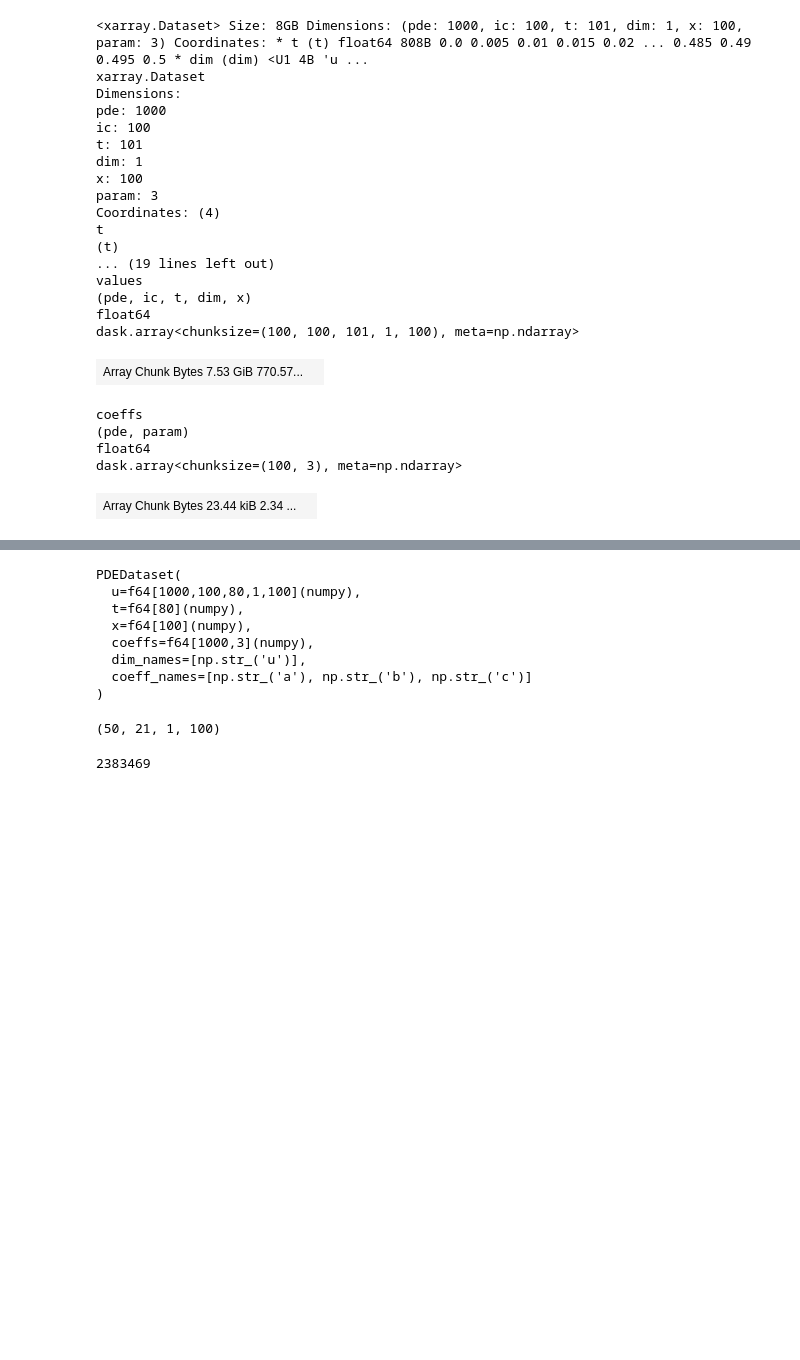
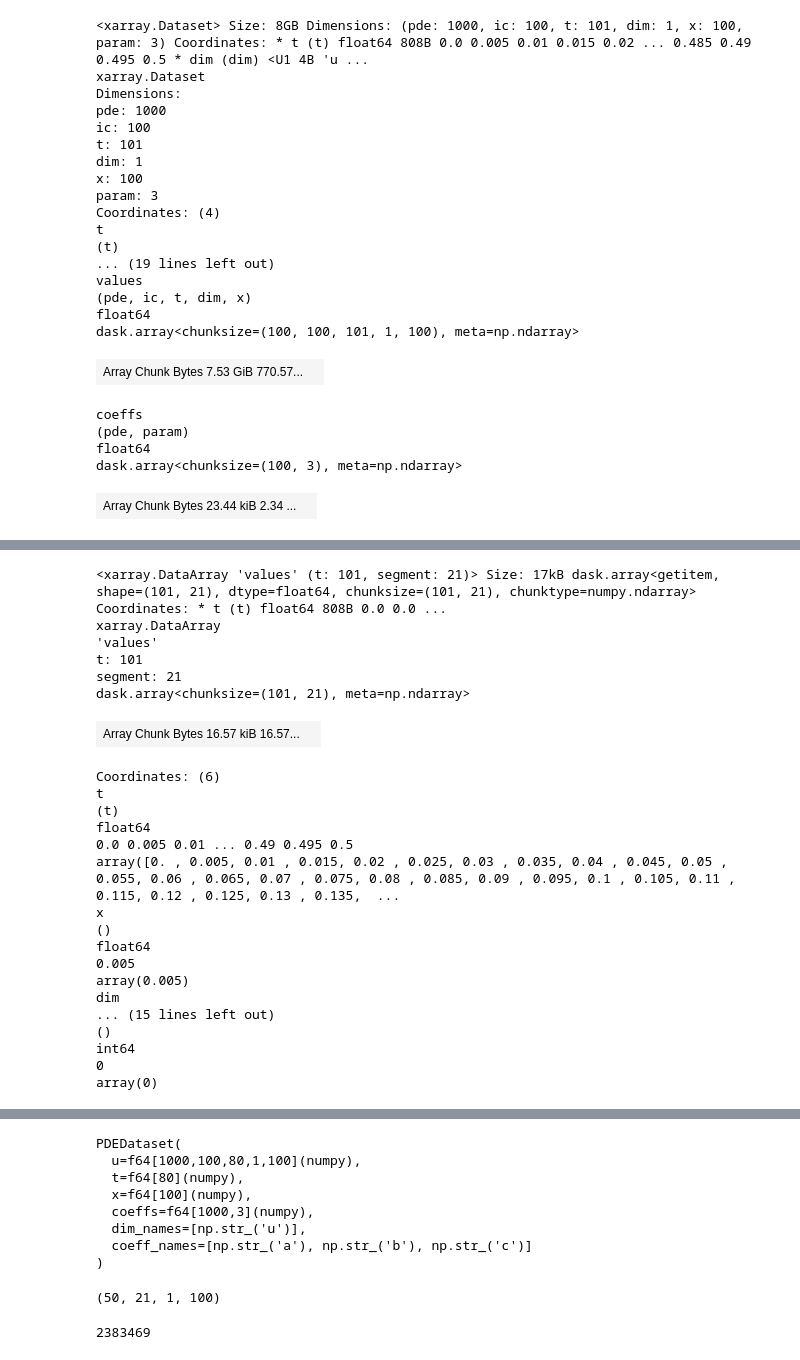
Before and after one commit to xx257xx/CONTEXT_FLUX_NO, a Jupyter notebook: notebooks/training/multiphysics_cubic.ipynb, the cells around one changed output, grey strips where cells are left out. Saved outputs shown, nothing was run; the diff lists cells and outputs as text; code cells hidden in the pictures; blank space fills up the shorter version.

```diff
--- a/notebooks/training/multiphysics_cubic.ipynb
+++ b/notebooks/training/multiphysics_cubic.ipynb
@@ -57,0 +130,27 @@ dask.array<chunksize=(100, 3), meta=np.ndarray>
+# %%
+rolled["values"].isel({"x": 0, "traj": 0, "dim": 0})
+# %% [output]
+<xarray.DataArray 'values' (t: 101, segment: 21)> Size: 17kB dask.array<getitem, shape=(101, 21), dtype=float64, chunksize=(101, 21), chunktype=numpy.ndarray> Coordinates: * t (t) float64 808B 0.0 0.0 ...
+xarray.DataArray
+'values'
+t: 101
+segment: 21
+dask.array<chunksize=(101, 21), meta=np.ndarray>
+| Array Chunk Bytes 16.57 kiB 16.57... |  |
+Coordinates: (6)
+t
+(t)
+float64
+0.0 0.005 0.01 ... 0.49 0.495 0.5
+array([0. , 0.005, 0.01 , 0.015, 0.02 , 0.025, 0.03 , 0.035, 0.04 , 0.045, 0.05 , 0.055, 0.06 , 0.065, 0.07 , 0.075, 0.08 , 0.085, 0.09 , 0.095, 0.1 , 0.105, 0.11 , 0.115, 0.12 , 0.125, 0.13 , 0.135,  ...
+x
+()
+float64
+0.005
+array(0.005)
+dim
+... (15 lines left out)
+()
+int64
+0
+array(0)
```
Also changed, not shown: parts of 17 cells of this notebook, 2 other files.
